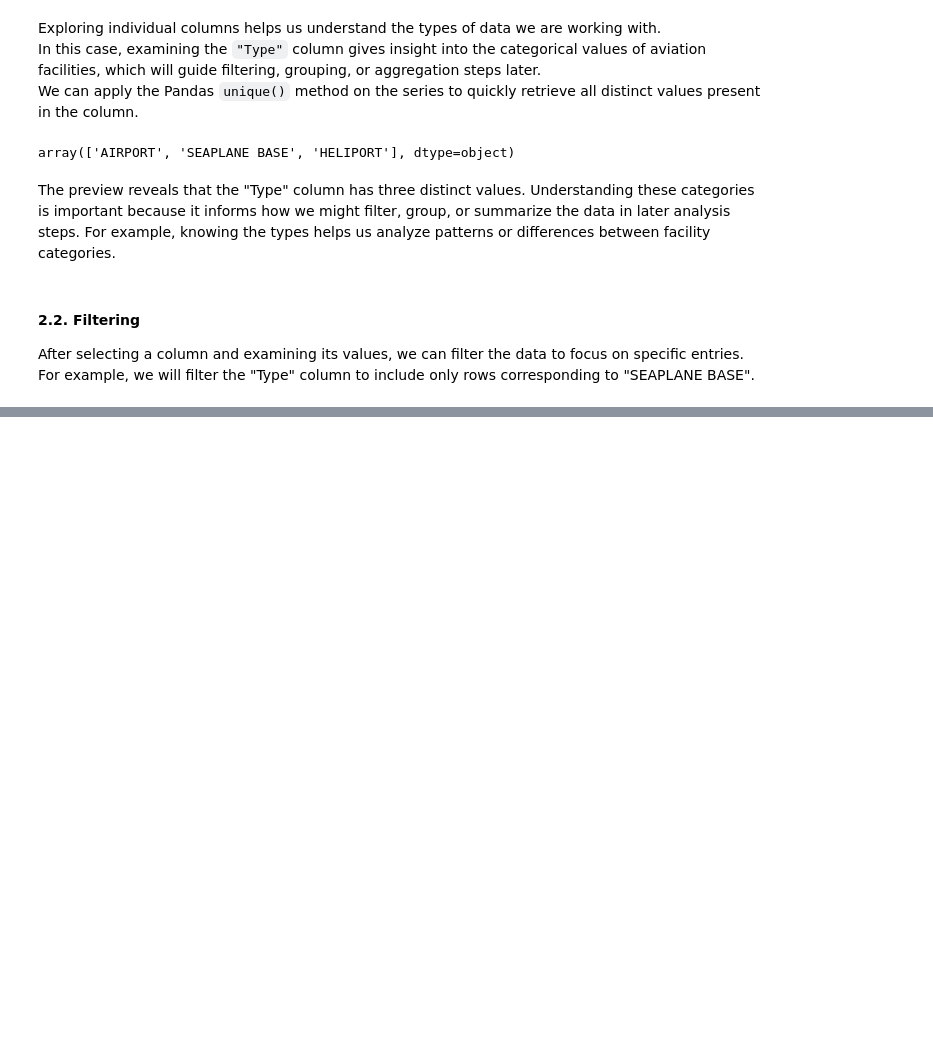
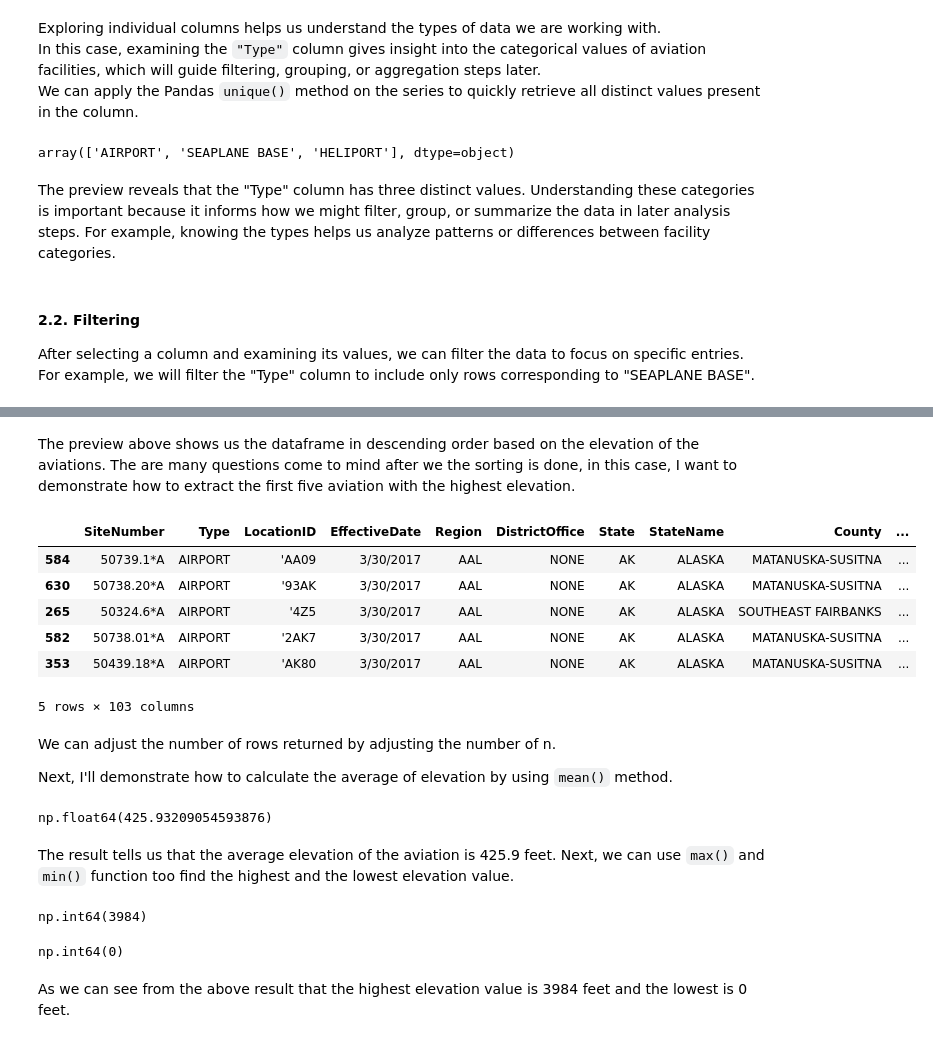
Before and after one commit to oktavianuu/data-analysis, a Jupyter notebook: analysing-spreadsheet-data-with-python/analysing_spreadsheet.ipynb, the cells around one changed output, grey strips where cells are left out. Cells and saved outputs as stored; diff of their text form; code cells hidden in the pictures; blank space fills up the shorter version.

```diff
--- a/analysing-spreadsheet-data-with-python/analysing_spreadsheet.ipynb
+++ b/analysing-spreadsheet-data-with-python/analysing_spreadsheet.ipynb
@@ -100,0 +136,32 @@ Name: Type, Length: 751, dtype: bool
+# %% [markdown]
+The preview above shows us the dataframe in descending order based on the elevation of the aviations. The are many questions come to mind after we the sorting is done, in this case, I want to demonstrate how to extract the first five aviation with the highest elevation.
+# %%
+df_facilities.sort_values(by="ARPElevation", ascending=False).head(n=5)
+# %% [output]
+|  | SiteNumber | Type | LocationID | EffectiveDate | Region | DistrictOffice | State | StateName | County | ... |
+| 584 | 50739.1*A | AIRPORT | 'AA09 | 3/30/2017 | AAL | NONE | AK | ALASKA | MATANUSKA-SUSITNA | ... |
+| 630 | 50738.20*A | AIRPORT | '93AK | 3/30/2017 | AAL | NONE | AK | ALASKA | MATANUSKA-SUSITNA | ... |
+| 265 | 50324.6*A | AIRPORT | '4Z5 | 3/30/2017 | AAL | NONE | AK | ALASKA | SOUTHEAST FAIRBANKS | ... |
+| 582 | 50738.01*A | AIRPORT | '2AK7 | 3/30/2017 | AAL | NONE | AK | ALASKA | MATANUSKA-SUSITNA | ... |
+| 353 | 50439.18*A | AIRPORT | 'AK80 | 3/30/2017 | AAL | NONE | AK | ALASKA | MATANUSKA-SUSITNA | ... |
+5 rows × 103 columns
+# %% [markdown]
+We can adjust the number of rows returned by adjusting the number of n.
+
+Next, I'll demonstrate how to calculate the average of elevation by using `mean()` method.
+# %%
+df_facilities["ARPElevation"].mean()
+# %% [output]
+np.float64(425.93209054593876)
+# %% [markdown]
+The result tells us that the average elevation of the aviation is 425.9 feet. Next, we can use `max()` and `min()` function too find the highest and the lowest elevation value.
+# %%
+df_facilities["ARPElevation"].max()
+# %% [output]
+np.int64(3984)
+# %%
+df_facilities["ARPElevation"].min()
+# %% [output]
+np.int64(0)
+# %% [markdown]
+As we can see from the above result that the highest elevation value is 3984 feet and the lowest is 0 feet.
```
Also changed, not shown: parts of 9 cells of this notebook, 1 other file.
